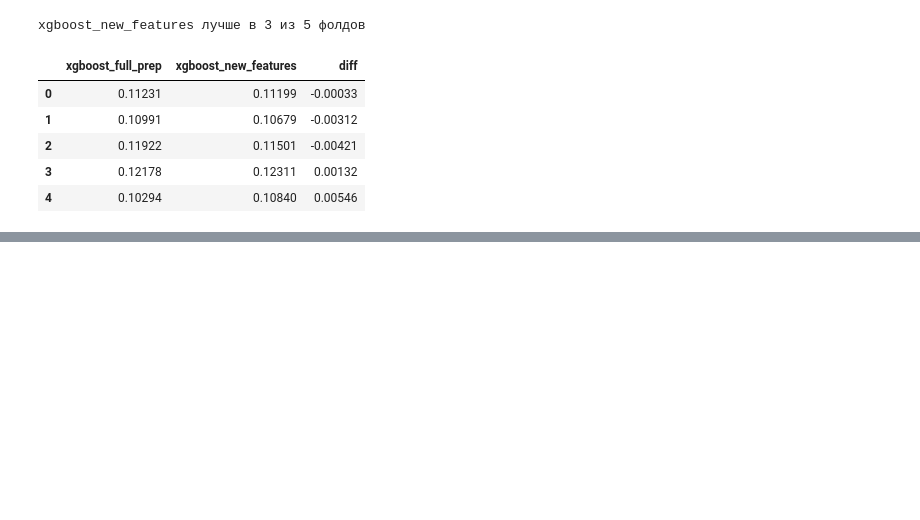
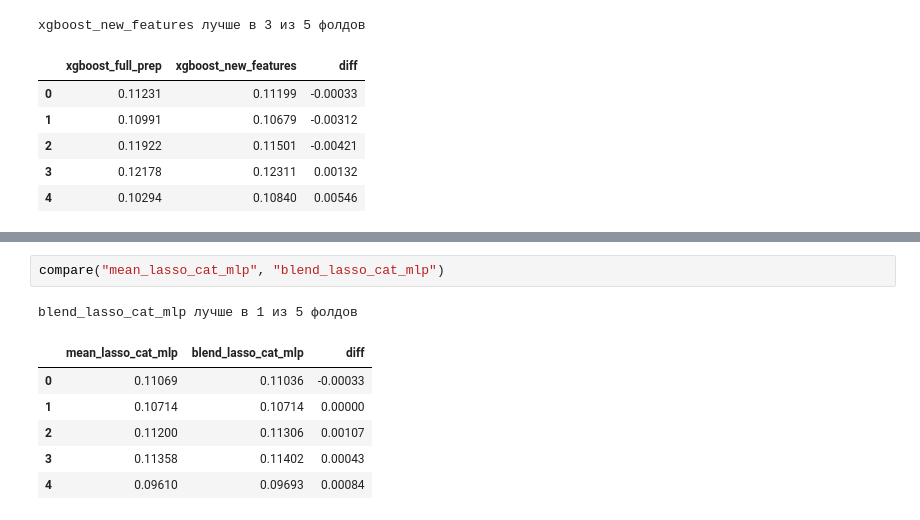
Before and after one commit to 2Gpb/HousePricingPipeline, a Jupyter notebook: notebooks/draft.ipynb, the cells around one changed output, grey strips where cells are left out. Saved outputs shown, nothing was run; the diff lists cells and outputs as text; blank space fills up the shorter version.

```diff
--- a/notebooks/draft.ipynb
+++ b/notebooks/draft.ipynb
@@ -814,0 +797,10 @@ xgboost_new_features лучше в 3 из 5 фолдов
+# %%
+compare("mean_lasso_cat_mlp", "blend_lasso_cat_mlp")
+# %% [output]
+blend_lasso_cat_mlp лучше в 1 из 5 фолдов
+|  | mean_lasso_cat_mlp | blend_lasso_cat_mlp | diff |
+| 0 | 0.11069 | 0.11036 | -0.00033 |
+| 1 | 0.10714 | 0.10714 | 0.00000 |
+| 2 | 0.11200 | 0.11306 | 0.00107 |
+| 3 | 0.11358 | 0.11402 | 0.00043 |
+| 4 | 0.09610 | 0.09693 | 0.00084 |
```
Also changed, not shown: parts of 24 cells of this notebook, 3 other files.
